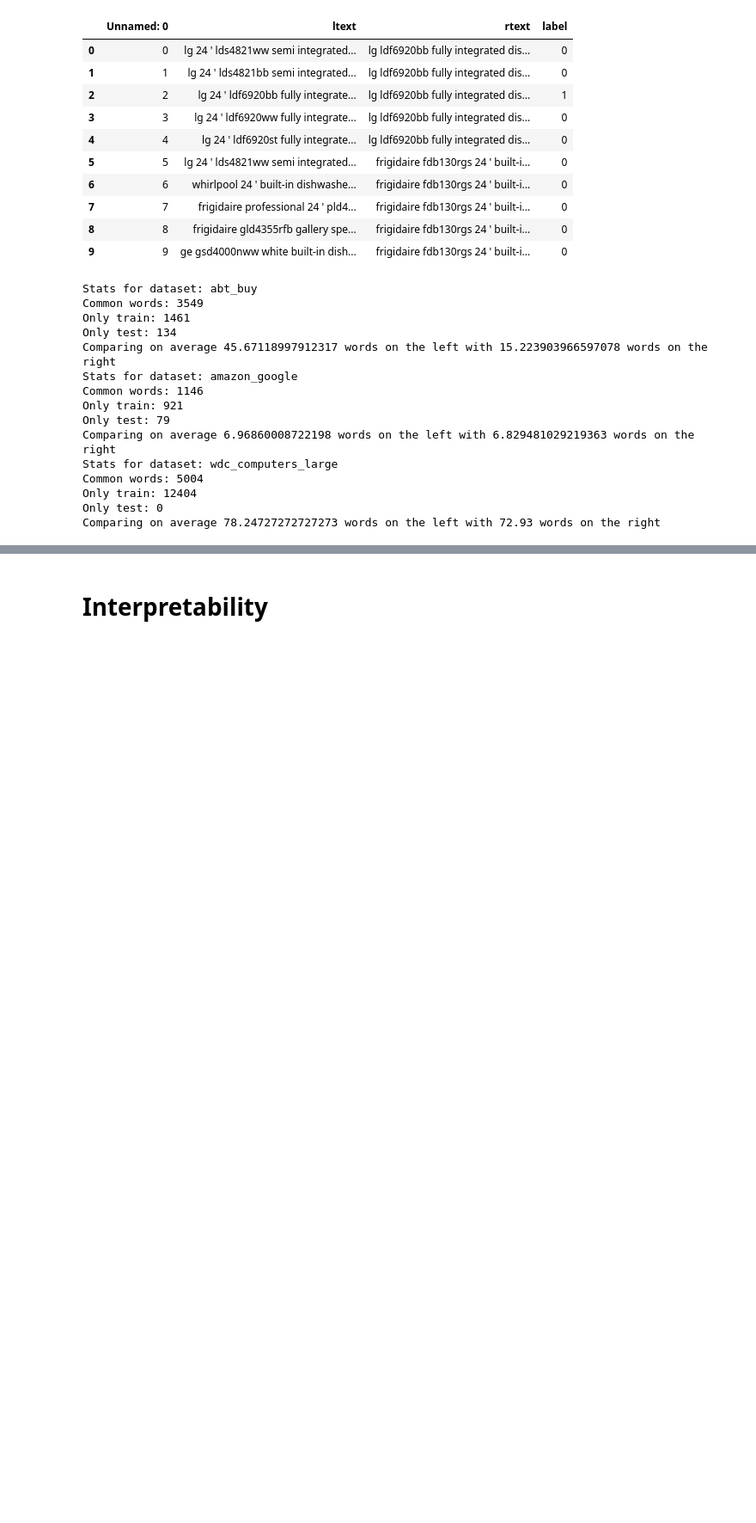
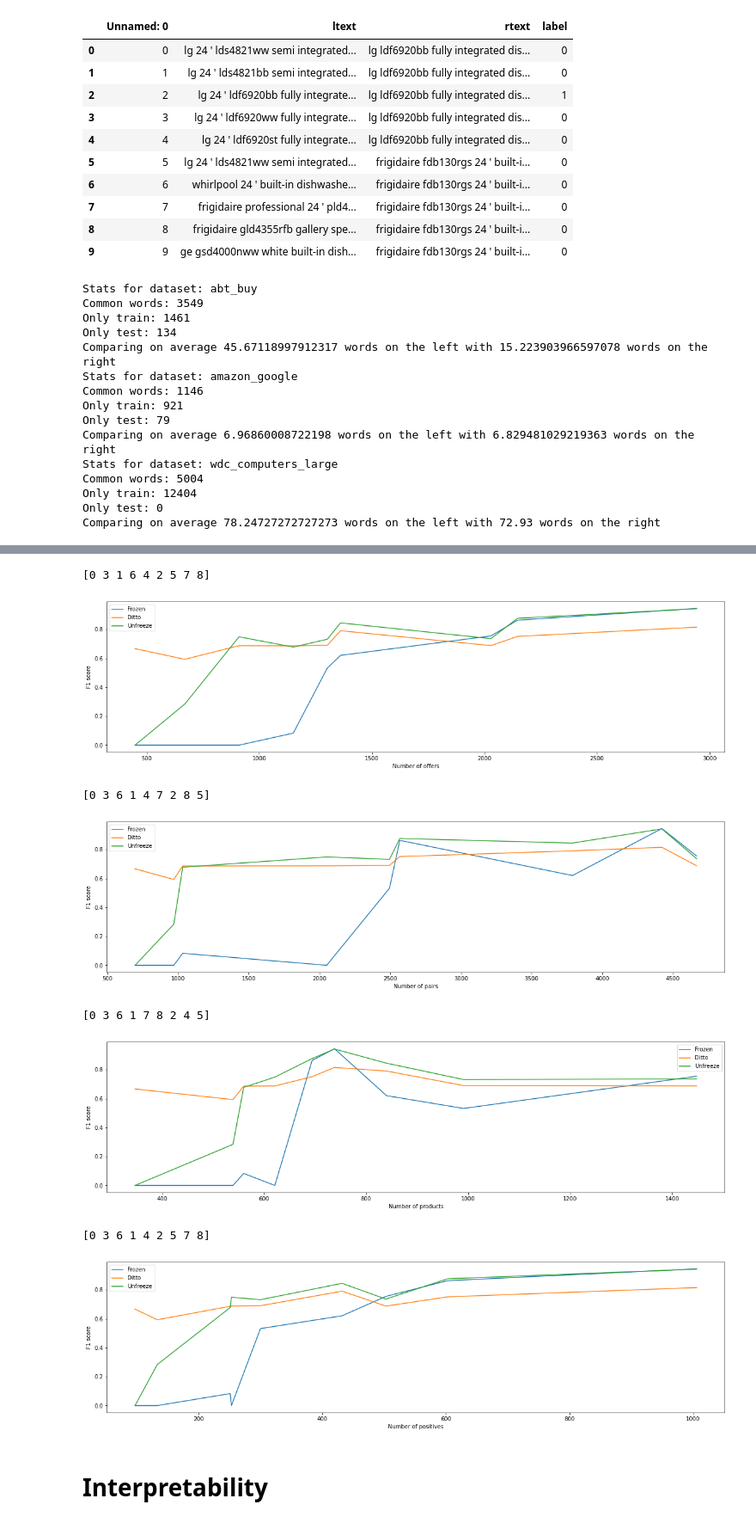
Before and after one commit to damianr13/master-thesis-kth, a Jupyter notebook: notebooks/data_insights.ipynb, the cells around one changed output, grey strips where cells are left out. Shown at 86% size. Cells and saved outputs as stored; diff of their text form; code cells hidden in the pictures; blank space fills up the shorter version.

```diff
--- a/notebooks/data_insights.ipynb
+++ b/notebooks/data_insights.ipynb
@@ -223,3 +324,36 @@ Comparing on average 78.24727272727273 words on the left with 72.93 words on the
+# %%
+import matplotlib.pyplot as plt
+import numpy as np
+
+plt.rcParams["figure.figsize"]=20,5
+
+for x_axis in ['offers', 'pairs', 'products', 'positives']:
+    x = [d[x_axis] for d in data_for_samples.values()]
+    sorted_indices = np.argsort(x)
+    print(sorted_indices)
+    x = np.array(x)[sorted_indices]
+
+    y_frozen = np.array([d['frozen'] for d in data_for_samples.values()])[sorted_indices]
+    y_ditto = np.array([d['ditto'] for d in data_for_samples.values()])[sorted_indices]
+    y_unfreeze = np.array([d['unfreeze'] for d in data_for_samples.values()])[sorted_indices]
+
+    plt.plot(x, y_frozen, label='Frozen')
+    plt.plot(x, y_ditto, label='Ditto')
+    plt.plot(x, y_unfreeze, label='Unfreeze')
+
+    plt.xlabel(f'Number of {x_axis}')
+    plt.ylabel('F1 score')
+    plt.legend()
+    plt.show()
+# %% [output]
+[0 3 1 6 4 2 5 7 8]
+[figure, added]
+[0 3 6 1 4 7 2 8 5]
+[figure, added]
+[0 3 6 1 7 8 2 4 5]
+[figure, added]
+[0 3 6 1 4 2 5 7 8]
+[figure, added]
 # %% [markdown]
 # Interpretability
 # %%
```
Also changed, not shown: parts of 3 cells of this notebook, 1 other file.
